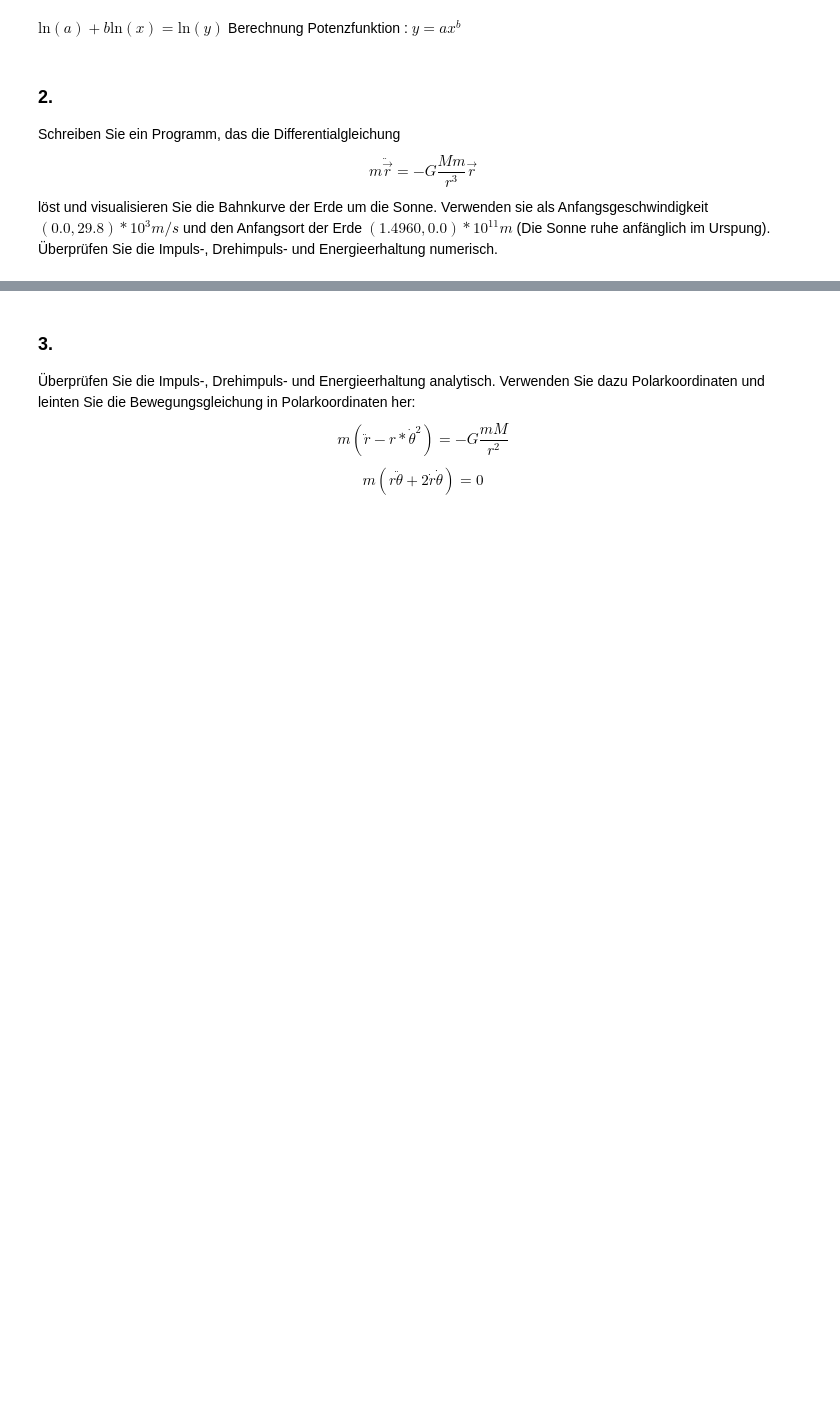
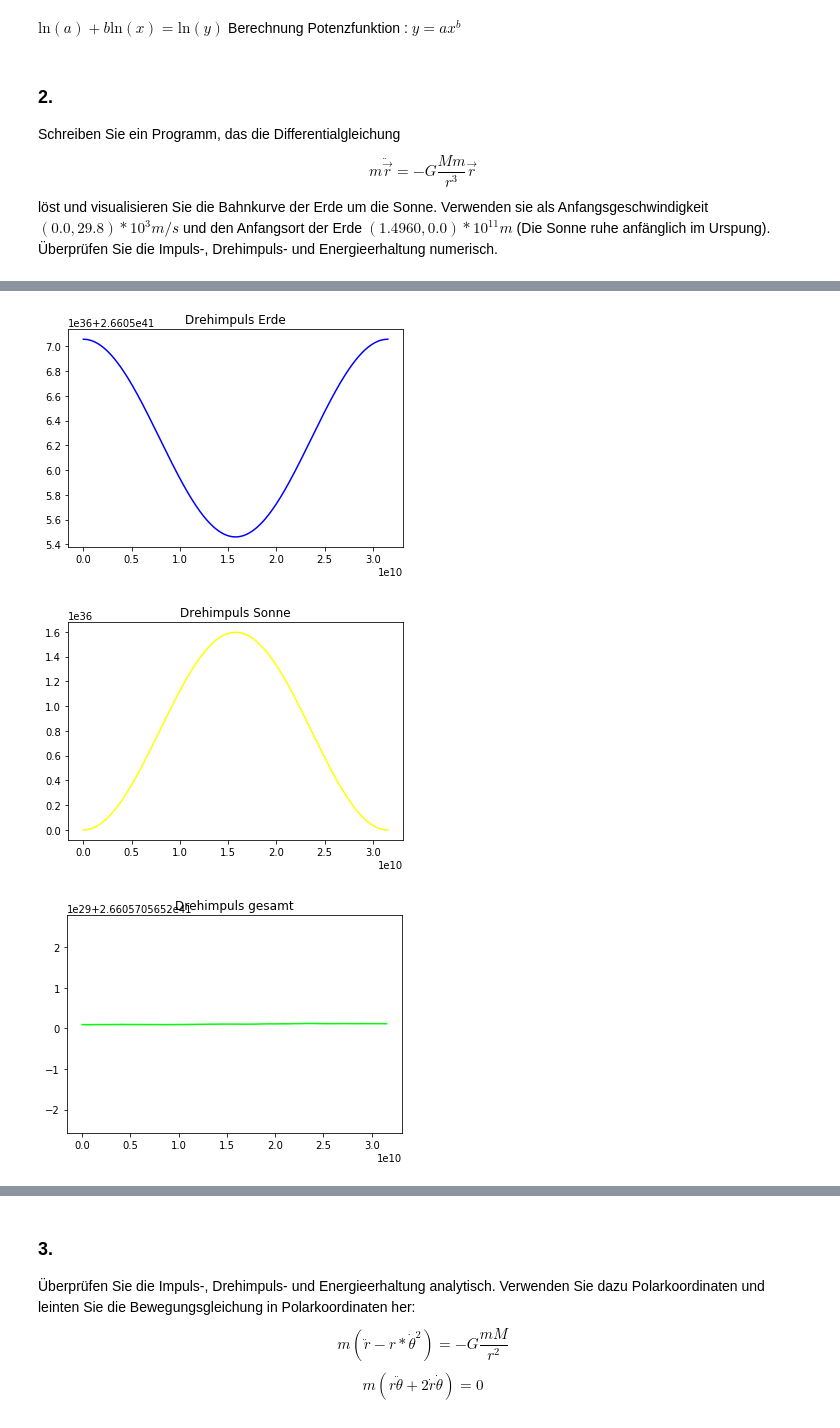
Before and after one commit to AlexandraMayer/Modellbildung-und-Simulation, a Jupyter notebook: Abgabe 2/Klassische Mechanik 2 (Meyer, Mayer).ipynb, the cells around one changed output, grey strips where cells are left out. Saved outputs shown, nothing was run; the diff lists cells and outputs as text; code cells hidden in the pictures; blank space fills up the shorter version.

```diff
--- a/Abgabe 2/Klassische Mechanik 2 (Meyer, Mayer).ipynb
+++ b/Abgabe 2/Klassische Mechanik 2 (Meyer, Mayer).ipynb
@@ -212,6 +270,11 @@ def Planets_Plot(Namen, AOrte, AGesch, Massen, G_val, Zeiten, Schritte):
 # %%
-def Erhaltung(y):
-    xs = range(0, len(y))
+def conservation(y, ts):
+    """
+    :param y: Liste der Berechneten Werte (Orte und Koordinaten der Planeten)
+    :param ts: Liste der Zeitpunkte der berechneten Werte
+    :return: Dictionary mit Impuls-, Drehimpuls- und Energiewerten zur unterschunung der Erhaltung
+    """
+    xs = ts
     Pe = []
     Ps = []
     P = []
@@ -227,7 +290,10 @@ def Erhaltung(y):
         o_e = y_[4:6]
         g_e = y_[6:8]
 
+        # Abstand
         r = (o_e-o_s)
+
+        #Abstand zum Drehpunkt
         r_e = (m_s/(m_e+m_s))*r
         r_s = r-r_e
 
@@ -256,5 +322,5 @@ def Erhaltung(y):
         Epot.append(E_pot)
         E.append(E_kin+E_pot)
 
-    Erg = {'x': xs, 'Impulserhaltung': [Pe, Ps, P], 'Drehimpulserhaltung': [Le, Ls, L], 'Energieerhaltung': [Ekin, Epot, E]}
-    return Erg
+    result = {'x': ts, 'Impulserhaltung': [Pe, Ps, P], 'Drehimpulserhaltung': [Le, Ls, L], 'Energieerhaltung': [Ekin, Epot, E]}
+    return result
@@ -260,0 +360,16 @@ def Erhaltung(y):
+# %%
+def plot_angular_momentum(result):
+    xs = result['x']
+    dImp = result['Drehimpulserhaltung']
+    Le = dImp[0]
+    Ls = dImp[1]
+    L = dImp[2]
+    plt.plot(xs, Le, color='#0000ff')
+    plt.title('Drehimpuls Erde')
+    plt.show()
+    plt.plot(xs, Ls, color='#ffff00')
+    plt.title('Drehimpuls Sonne')
+    plt.show()
+    plt.plot(xs, L, color='#00ff00')
+    plt.title('Drehimpuls gesamt')
+    plt.show()
@@ -346,0 +420,6 @@ Plot_Energieerhaltung(Erg)
+# %%
+plot_angular_momentum(result)
+# %% [output]
+[figure, added]
+[figure, added]
+[figure, added]
```
Also changed, not shown: parts of 82 cells of this notebook.
